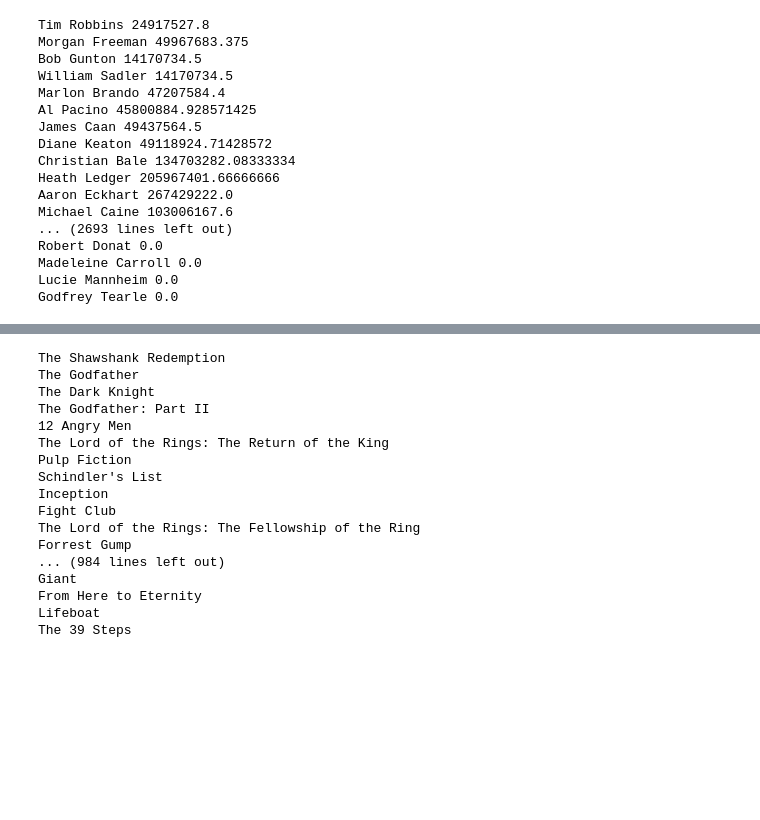
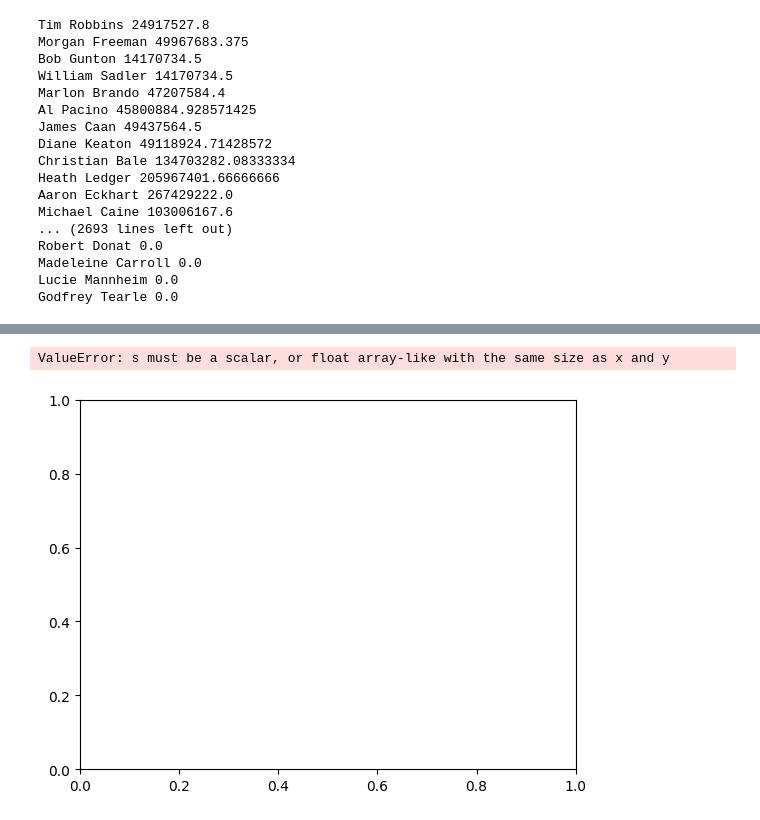
Before and after one commit to gustaleitcor/Projeto-de-Pesquisa-Aplicada, a Jupyter notebook: main.ipynb, the cells around one changed output, grey strips where cells are left out. Cells and saved outputs as stored; diff of their text form; code cells hidden in the pictures; blank space fills up the shorter version.

Commit message:
Correlação entre rating médio de diretor e bilheteria

```diff
--- a/main.ipynb
+++ b/main.ipynb
@@ -222,21 +236,40 @@ Rating: 7.70
-# %%
-for movie in movies['Series_Title']:
-  print(movie)
-# %% [output]
-The Shawshank Redemption
-The Godfather
-The Dark Knight
-The Godfather: Part II
-12 Angry Men
-The Lord of the Rings: The Return of the King
-Pulp Fiction
-Schindler's List
-Inception
-Fight Club
-The Lord of the Rings: The Fellowship of the Ring
-Forrest Gump
-... (984 lines left out)
-Giant
-From Here to Eternity
-Lifeboat
-The 39 Steps
+# %%
+directorRating = []
+bilheteria = []
+
+
+for index, row in movies.iterrows():
+  try:
+    bilheteria.append(float(row['Gross']))
+  except:
+    bilheteria.append(float(row['Gross'].replace(",","")))
+
+  for director in directors:
+    if(row['Director'] == director.name):
+      directorRating.append(director.avgRating)
+      break
+
+plt.scatter(directorRating, bilheteria)
+
+plt.xlabel("Director rating")
+plt.ylabel("gross")
+
+plt.show()
+
+#Verificando se há valores não numéricos ou zeros
+zerosdirector = 0
+for rating in directorRating:
+  if(not rating):
+    zerosdirector += 1
+
+zerosBilheteria = 0
+for bilhe in bilheteria:
+  if(not bilhe):
+    zerosBilheteria += 1
+
+
+print(f"Zeros em rating: {zerosdirector}")
+print(f"Zeros em gross: {zerosBilheteria}")
+# %% [output]
+ValueError: s must be a scalar, or float array-like with the same size as x and y
+[figure, added]
```
Also changed, not shown: parts of 1 cell of this notebook.
